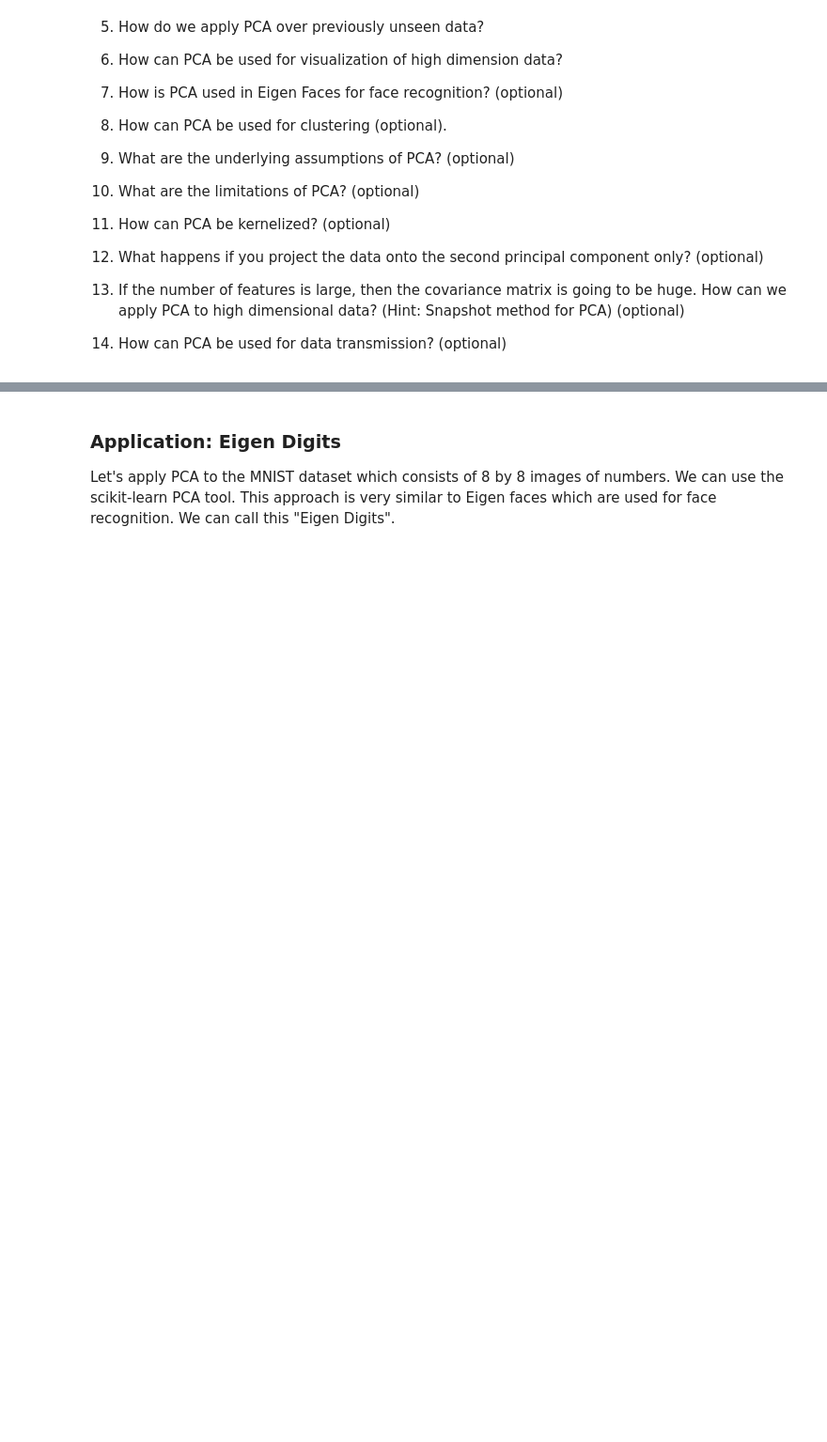
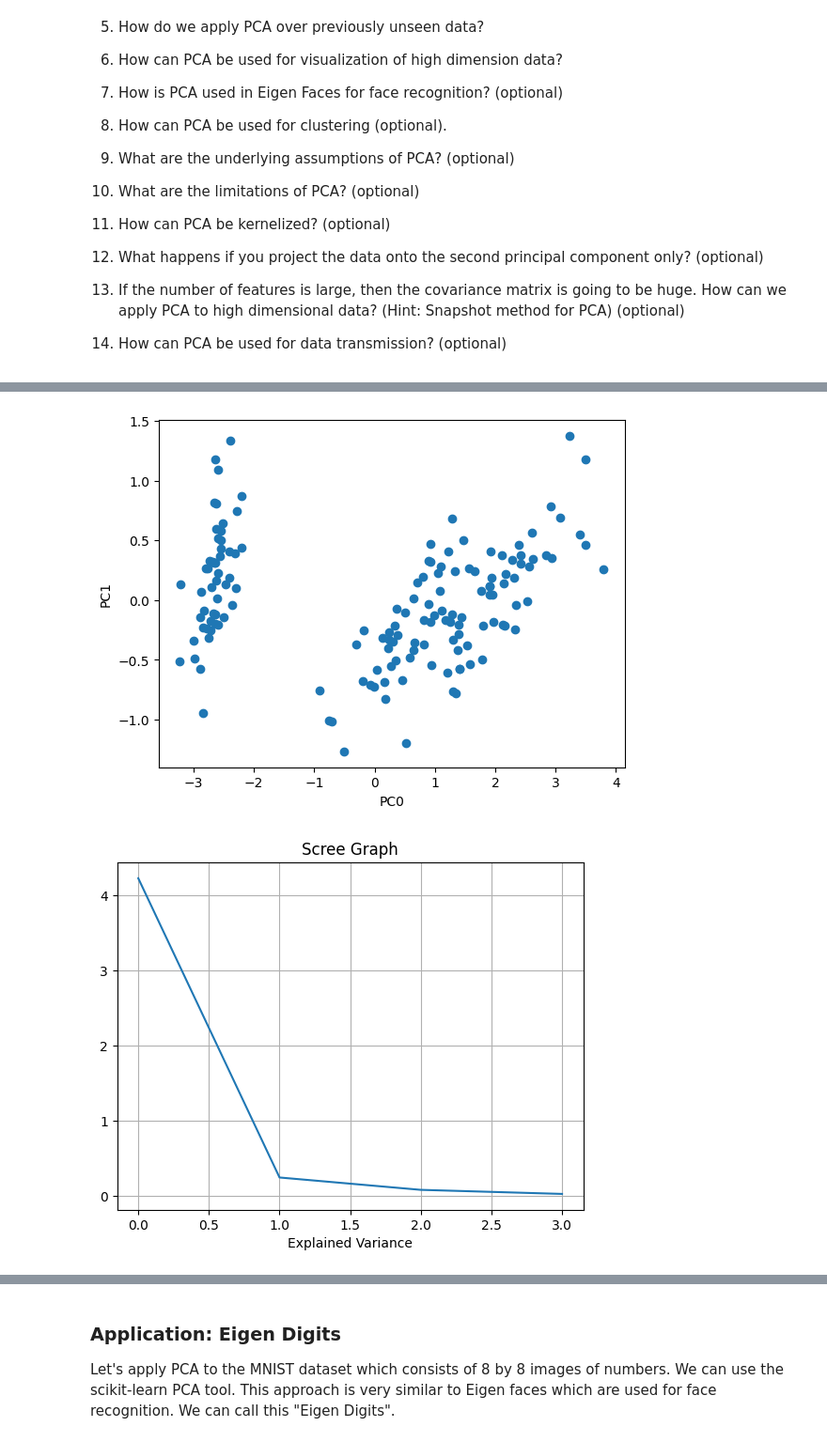
Before and after one commit to foxtrotmike/PCA-Tutorial, a Jupyter notebook: pca-lagrange.ipynb, the cells around one changed output, grey strips where cells are left out. Shown at 94% size. Cells and saved outputs as stored; diff of their text form; code cells hidden in the pictures; blank space fills up the shorter version.

```diff
--- a/pca-lagrange.ipynb
+++ b/pca-lagrange.ipynb
@@ -402,0 +417,29 @@ Note that the covariance matrix $\mathbf C=\frac{1}{N}\sum_{i=1}^{N}[(\mathbf x_
+# %%
+from sklearn.datasets import load_iris
+iris = load_iris()
+X = iris.data
+from sklearn.decomposition import PCA #import PCA
+pca = PCA(n_components=4)
+pca.fit(X) #training PCA
+projected = pca.transform(X) #projecting the data onto Principal components
+
+# plot scatter plot of the data in terms of the first two PCs
+plt.scatter(projected[:,0],projected[:,1])
+plt.xlabel('PC0');plt.ylabel('PC1')
+
+#plot the variance and the scree plot
+plt.figure()
+plt.plot(pca.explained_variance_); plt.grid();
+plt.xlabel('Explained Variance')
+plt.title('Scree Graph')
+
+plt.figure()
+plt.plot(np.arange(len(pca.explained_variance_ratio_))+1,np.cumsum(pca.explained_variance_ratio_),'o-') #plot the scree graph
+plt.axis([1,len(pca.explained_variance_ratio_),0,1])
+plt.xlabel('number of components')
+plt.ylabel('cumulative explained variance');
+plt.grid()
+plt.show()
+# %% [output]
+[figure, added]
+[figure, added]
```
Also changed, not shown: parts of 30 cells of this notebook.
